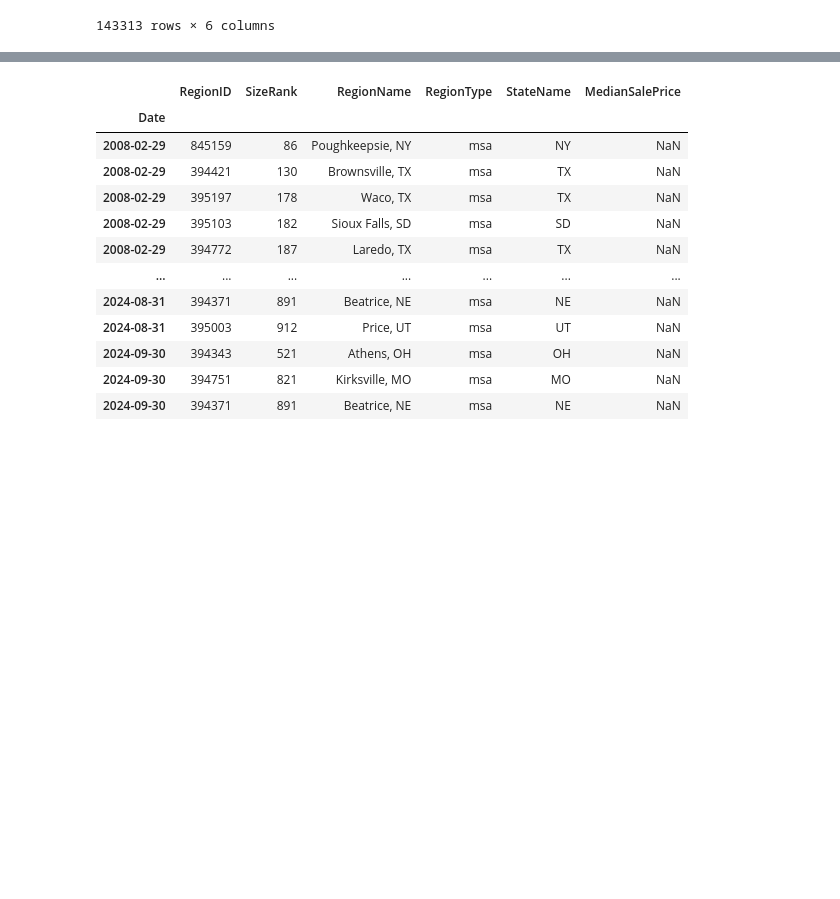
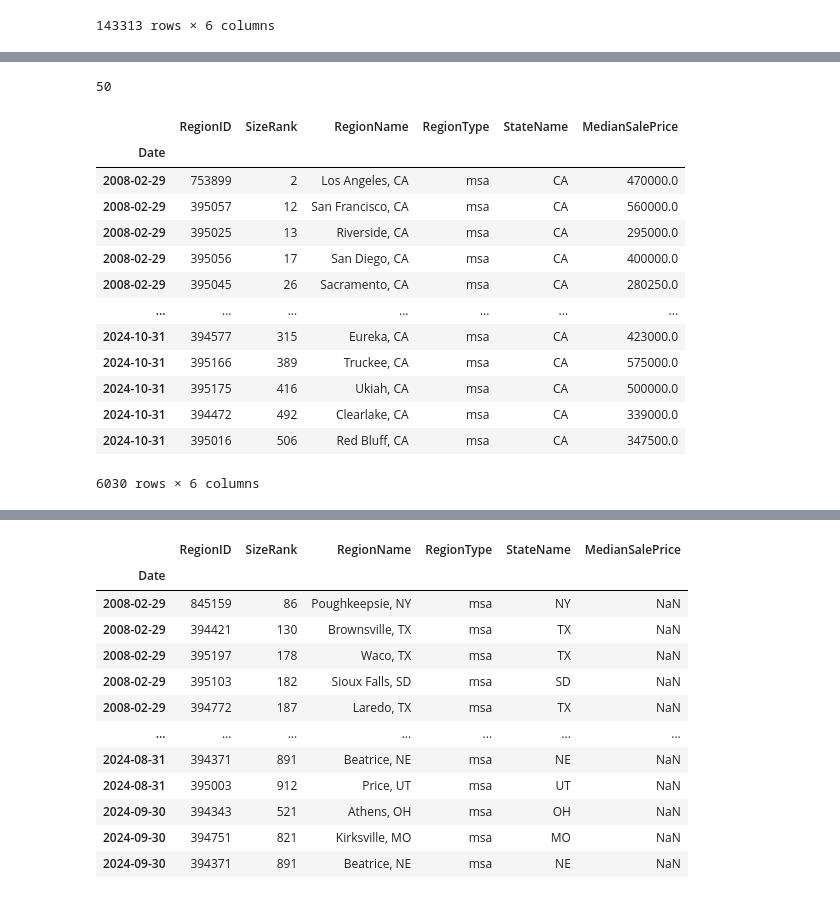
Before and after one commit to Onath/PropertyPriceForecasting, a Jupyter notebook: property_price_forecasting.ipynb, the cells around one changed output, grey strips where cells are left out. Saved outputs shown, nothing was run; the diff lists cells and outputs as text; code cells hidden in the pictures; blank space fills up the shorter version.

```diff
--- a/property_price_forecasting.ipynb
+++ b/property_price_forecasting.ipynb
@@ -442,0 +453,21 @@ df_sale_price_updated
+# %%
+len(df_sale_price_updated['StateName'].unique())
+# %% [output]
+50
+# %%
+df_sale_price_updated[df_sale_price_updated['StateName']=='CA']
+# %% [output]
+|  | RegionID | SizeRank | RegionName | RegionType | StateName | MedianSalePrice |
+| Date |  |  |  |  |  |  |
+| 2008-02-29 | 753899 | 2 | Los Angeles, CA | msa | CA | 470000.0 |
+| 2008-02-29 | 395057 | 12 | San Francisco, CA | msa | CA | 560000.0 |
+| 2008-02-29 | 395025 | 13 | Riverside, CA | msa | CA | 295000.0 |
+| 2008-02-29 | 395056 | 17 | San Diego, CA | msa | CA | 400000.0 |
+| 2008-02-29 | 395045 | 26 | Sacramento, CA | msa | CA | 280250.0 |
+| ... | ... | ... | ... | ... | ... | ... |
+| 2024-10-31 | 394577 | 315 | Eureka, CA | msa | CA | 423000.0 |
+| 2024-10-31 | 395166 | 389 | Truckee, CA | msa | CA | 575000.0 |
+| 2024-10-31 | 395175 | 416 | Ukiah, CA | msa | CA | 500000.0 |
+| 2024-10-31 | 394472 | 492 | Clearlake, CA | msa | CA | 339000.0 |
+| 2024-10-31 | 395016 | 506 | Red Bluff, CA | msa | CA | 347500.0 |
+6030 rows × 6 columns
```
Also changed, not shown: parts of 21 cells of this notebook.
